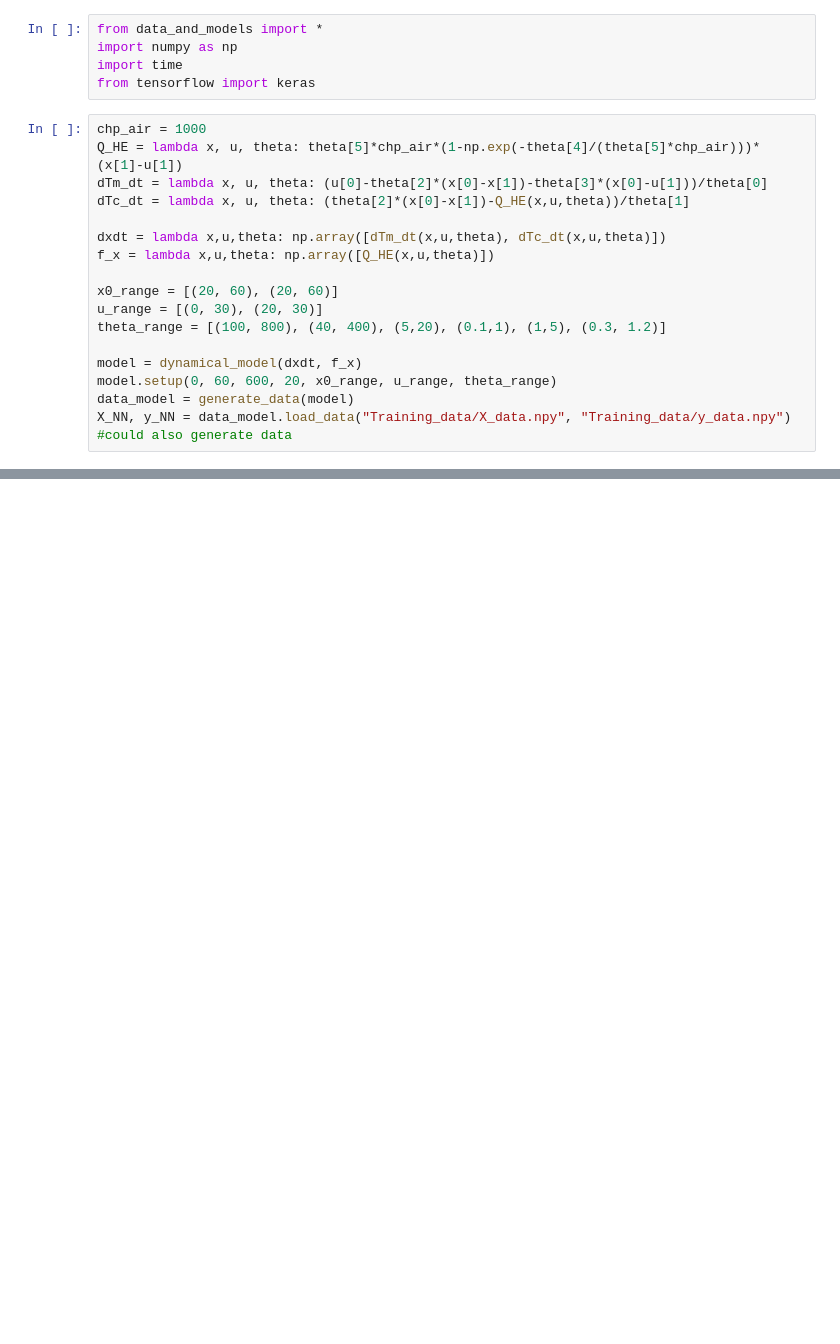
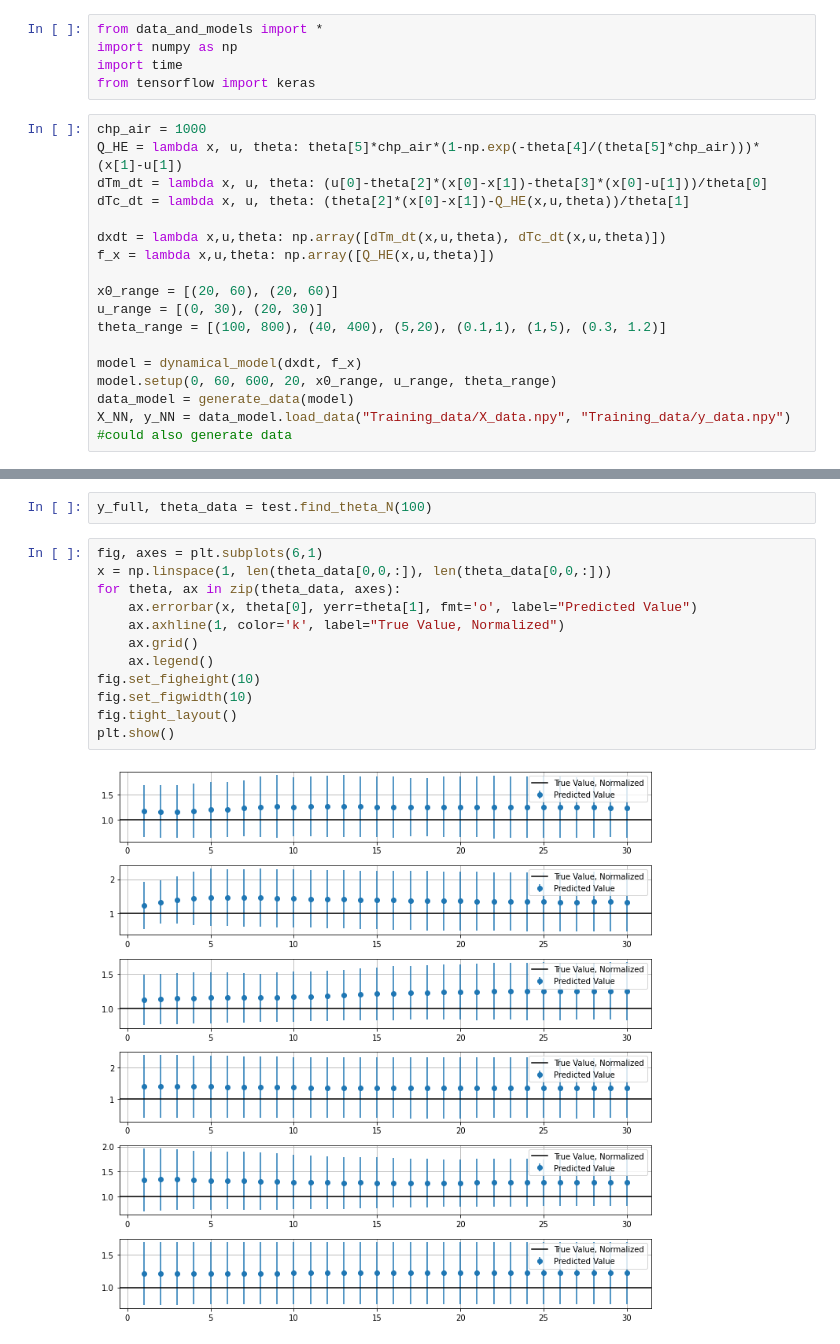
Before and after one commit to emelf/USN-Python-Scripts---Emil, a Jupyter notebook: Python/Parameter Estimation/Case_study_1.ipynb, the cells around one changed output, grey strips where cells are left out. Drawn from its saved outputs; the diff is of its cells as text; blank space fills up the shorter version.

Commit message:
Got testing to work and fixed an error in the prediction scaling

```diff
--- a/Python/Parameter Estimation/Case_study_1.ipynb
+++ b/Python/Parameter Estimation/Case_study_1.ipynb
@@ -205,0 +197,16 @@ x, y = next(train_gen)
+# %%
+y_full, theta_data = test.find_theta_N(100)
+# %%
+fig, axes = plt.subplots(6,1)
+x = np.linspace(1, len(theta_data[0,0,:]), len(theta_data[0,0,:]))
+for theta, ax in zip(theta_data, axes):
+    ax.errorbar(x, theta[0], yerr=theta[1], fmt='o', label="Predicted Value")
+    ax.axhline(1, color='k', label="True Value, Normalized")
+    ax.grid()
+    ax.legend()
+fig.set_figheight(10)
+fig.set_figwidth(10)
+fig.tight_layout()
+plt.show()
+# %% [output]
+[figure, added]
```
Also changed, not shown: parts of 28 cells of this notebook, 11 other files.
